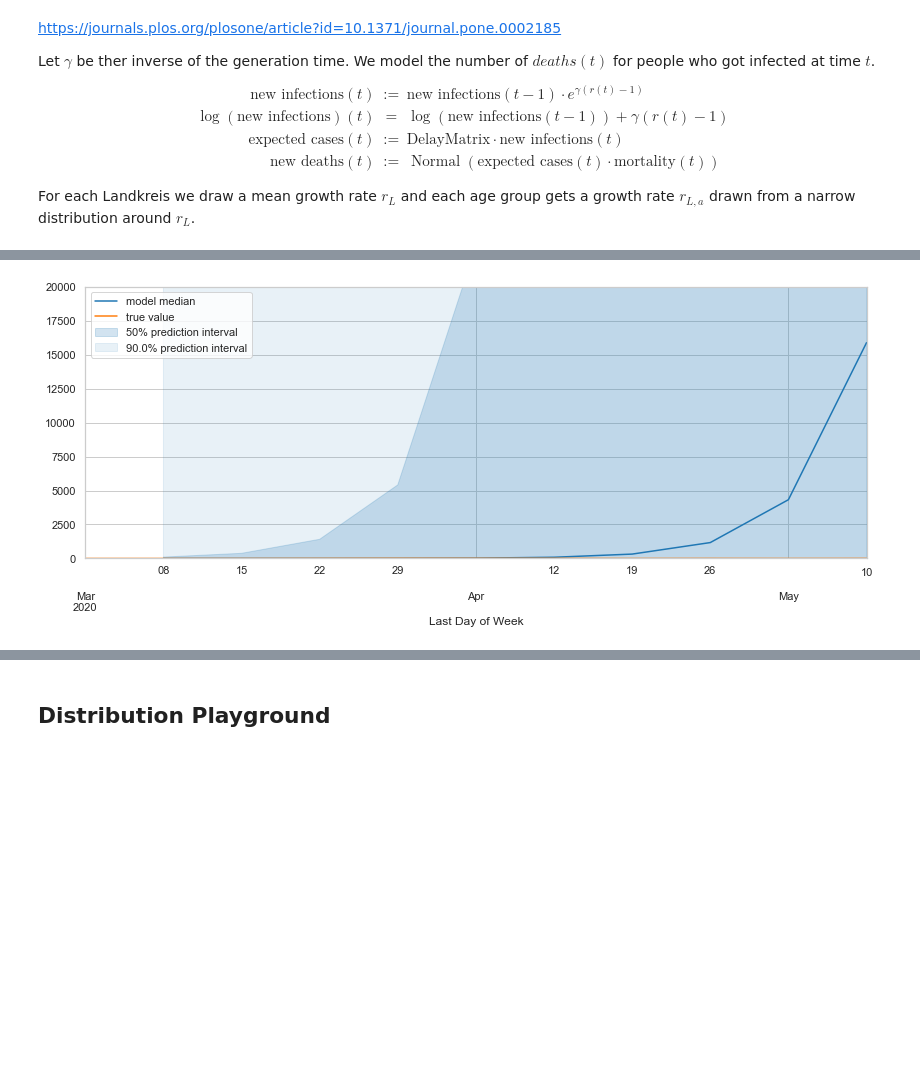
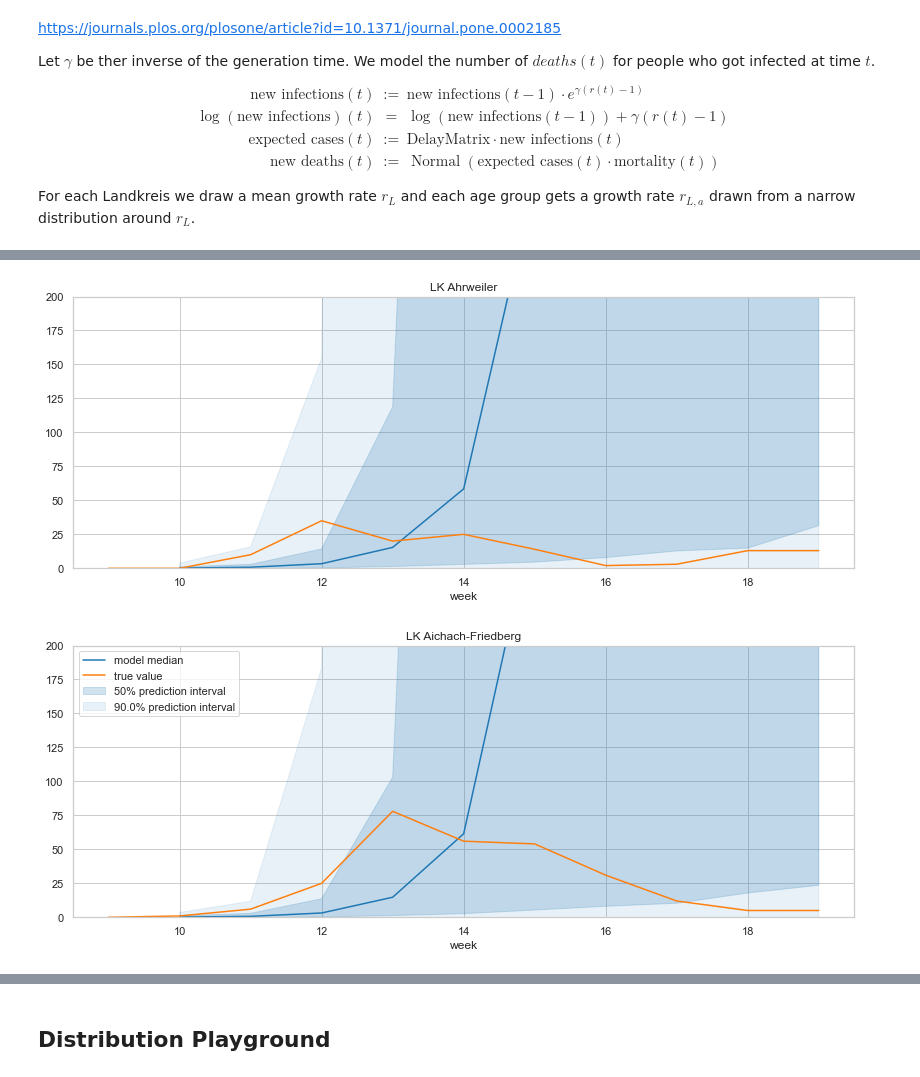
Before and after one commit to dan-tee/corona, a Jupyter notebook: Landkreis Model.ipynb, the cells around one changed output, grey strips where cells are left out. Cells and saved outputs as stored; diff of their text form; code cells hidden in the pictures; blank space fills up the shorter version.

Commit message:
break down model by age groups and counties

```diff
--- a/Landkreis Model.ipynb
+++ b/Landkreis Model.ipynb
@@ -182,20 +201,19 @@ Name: AnzahlTodesfall, dtype: int64
 # %% [markdown]
 ## Bayesian cases based on deaths
 # %%
-age_group = 'A60-A79'
-min_death_week = deaths_by_age.query('Altersgruppe == @age_group and AnzahlTodesfall > 0')['week'].min()
+min_death_week_2 = deaths_by_age.query('AnzahlTodesfall > 0')['week'].min()
 # start death data with first week where there are still 0 deaths.
-min_death_week = min_death_week - 1
+death_start_week = min_death_week_2 - 1
 
 # allow time for cases to lead to deaths at week min_death_week
 start_offset = 2
-start_week = min_death_week - start_offset
+start_week = death_start_week - start_offset
 # deaths from last week might not be reported yet
 death_end_week = max_complete_week - 5
-n_death_weeks = death_end_week - min_death_week + 1
+n_death_weeks = death_end_week - death_start_week + 1
 n_weeks = max_complete_week - start_week + 1
 print(f'n_weeks: {n_weeks}, start_week: {start_week}')
-f'death_start_week: {min_death_week}, death_end_week: {death_end_week}, n_death_weeks: {n_death_weeks}'
+f'death_start_week: {death_start_week}, death_end_week: {death_end_week}, n_death_weeks: {n_death_weeks}'
 # %% [output]
 n_weeks: 11, start_week: 9
 'death_start_week: 11, death_end_week: 14, n_death_weeks: 4'
@@ -282,0 +296,4 @@ Name: AnzahlFall, dtype: float64
+# %%
+cases = grouped['AnzahlFall'].iloc[:, :8]
+deaths = grouped['AnzahlTodesfall'].loc[death_start_week:death_end_week].iloc[:, :8]
+cases.shape, deaths.shape
@@ -365,0 +325,4 @@ Name: Log-probability of test_point, dtype: float64
+# %%
+n_age_groups = age_groups.shape[0]
+n_counties = int(cases.shape[1] / n_age_groups)
+n_age_groups, n_counties
@@ -371,49 +462,64 @@ def week_numbers_to_dates(week_numbers):
     return weeks_ending.loc[week_numbers]
 
 
-def plot_sample_with_quantiles(sample_values, offset, alpha=0.1, label=None, ax=None):
+def plot_sample_with_quantiles(sample_values, alpha=0.1, label=None, ax=None):
     if ax is None:
         plt.figure(figsize=(14, 5))
         ax = plt.gca()
-    plot_with_q = pd.DataFrame(sample_values).apply(pd.Series.quantile, q=[alpha/2, 0.25, 0.5, 0.75, 1 - alpha/2]).T
-    plot_with_q.index = week_numbers_to_dates(plot_with_q.index + offset)
+    plot_with_q = sample_values.apply(pd.Series.quantile, q=[alpha/2, 0.25, 0.5, 0.75, 1 - alpha/2]).T
 
     if label is None:
         label = 'model'
     plot_with_q[0.5].plot(ax=ax, label=label+' median')
     ax.fill_between(plot_with_q.index,
                      plot_with_q[0.25],
                      plot_with_q[0.75],
                      alpha=0.2,
                      label=f'50% prediction interval',
                      color='C0')
     ax.fill_between(plot_with_q.index,
                      plot_with_q[alpha/2],
                      plot_with_q[1 - alpha/2],
                      alpha=0.1,
                      label=f'{100 * (1 - alpha)}% prediction interval',
                      color='C0')
 
 def sanity_check(true_values=None, obs_var_name='obs'):
     """
     :param m: (pm.Model)
     :param df: (pd.DataFrame)
     """
     # Sample from the prior and check of the model is well defined.
-    y = pm.sample_prior_predictive(samples=10000, model=model, vars=[obs_var_name])[obs_var_name]
-    plot_sample_with_quantiles(y, start_week + 1)
-    true_values_to_plot = true_values.copy()
-    true_values_to_plot.index = week_numbers_to_dates(true_values_to_plot.index)
-    true_values_to_plot.plot(label='true value')
-    plt.ylim([0, 2e4])
+    y = pm.sample_prior_predictive(samples=1000, model=model, vars=[obs_var_name])[obs_var_name]
+    reported_cases = xr.DataArray(y,
+                              dims=('draw', 'week', 'l_a'),
+                              coords={
+                                  'draw': range(1000),
+                                  'week': cases.index[1:],
+                                  'l_a': cases.columns
+                              })
+    # draw, week, Landkreis
+    county_cases = reported_cases.unstack().mean(dim='Altersgruppe')
+    grouped_cases = cases.groupby(level=0, axis=1).sum()
+
+    for county in country_cases.indexes['Landkreis']:
+        one_county_cases = county_cases.sel({'Landkreis': county}) \
+                                       .to_dataframe('expected_cases')['expected_cases'].unstack()
+        plot_sample_with_quantiles(one_county_cases)
+        grouped_cases[county].plot(label='true value')
+        plt.title(county)
+        plt.ylim([0, 2e2])
+
+
     plt.legend(loc='upper left')
     return y
 
 
 # And run the sanity check
 y = sanity_check(cases, 'reported_cases')
 # %% [output]
-[figure, old version]
+[figure, new version]
+[figure, added]
 # %%
 with model:
     #print(model.test_point)
```
Also changed, not shown: parts of 29 cells of this notebook.
